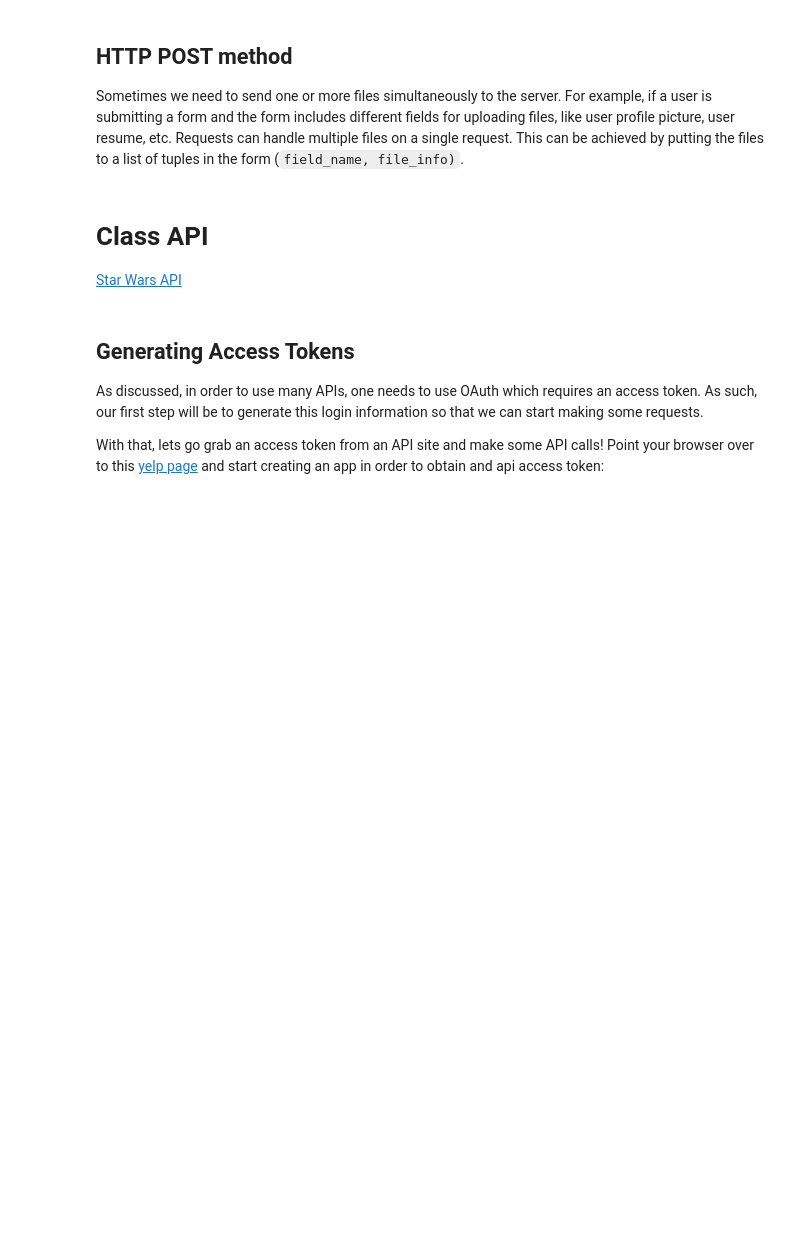
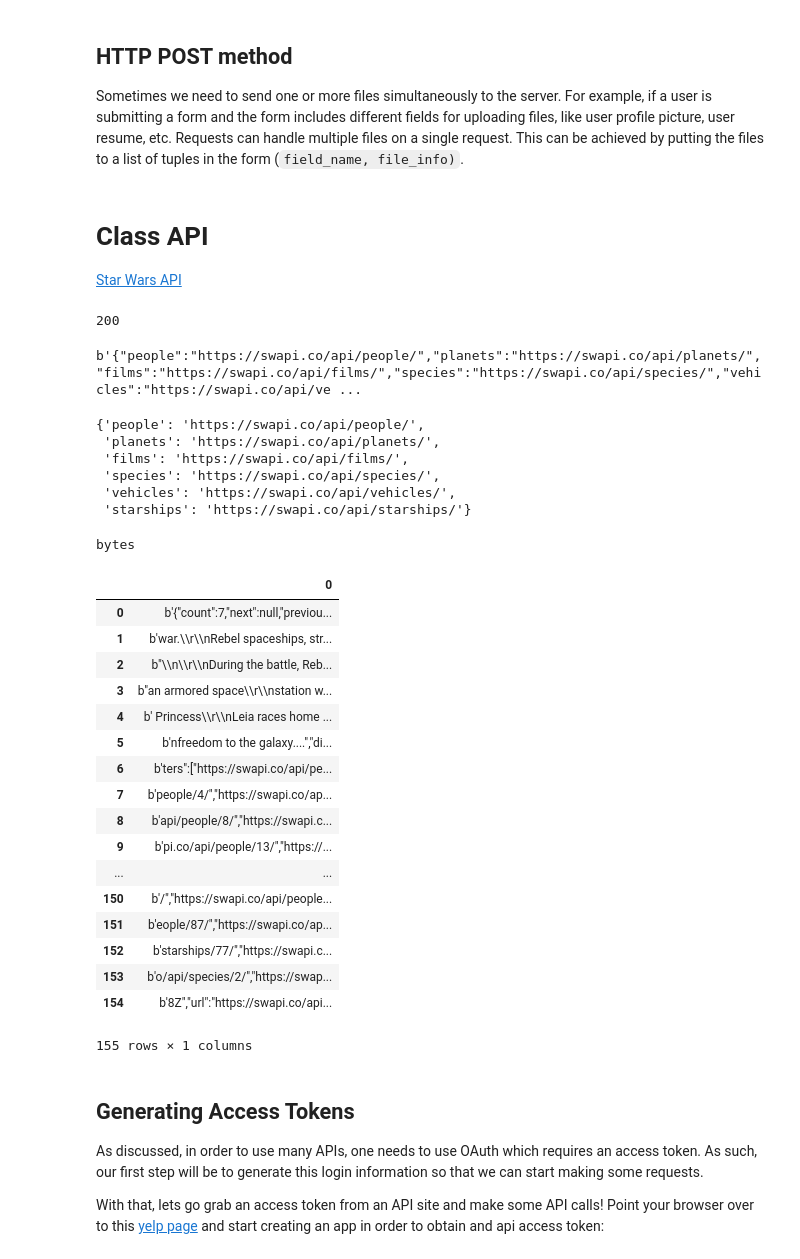
Before and after one commit to tdunkley/ds-atlanta-09_16_19, a Jupyter notebook: module_2/week_2/day_4/API.ipynb, the cells around one changed output. Saved outputs shown, nothing was run; the diff lists cells and outputs as text; code cells hidden in the pictures; blank space fills up the shorter version.

```diff
--- a/module_2/week_2/day_4/API.ipynb
+++ b/module_2/week_2/day_4/API.ipynb
@@ -155,6 +184,55 @@ r = requests.post(url, files=file_list)
 [Star Wars API](https://swapi.co/documentation)
 # %%
 # your code start here
+response = requests.get("https://swapi.co/api/")
+response.status_code
+# %% [output]
+200
+# %%
+print(response.content)
+# %% [output]
+b'{"people":"https://swapi.co/api/people/","planets":"https://swapi.co/api/planets/","films":"https://swapi.co/api/films/","species":"https://swapi.co/api/species/","vehicles":"https://swapi.co/api/ve ...
+# %%
+resp_dict = json.loads(response.content)
+resp_dict
+# %% [output]
+{'people': 'https://swapi.co/api/people/',
+ 'planets': 'https://swapi.co/api/planets/',
+ 'films': 'https://swapi.co/api/films/',
+ 'species': 'https://swapi.co/api/species/',
+ 'vehicles': 'https://swapi.co/api/vehicles/',
+ 'starships': 'https://swapi.co/api/starships/'}
+# %%
+response = requests.get(resp_dict["films"])
+# %%
+type(response.content)
+# %% [output]
+bytes
+# %%
+df = pd.DataFrame(response)
+# resp_dict = json.loads(response.content)
+# resp_dict
+
+df
+# %% [output]
+|  | 0 |
+| 0 | b'{"count":7,"next":null,"previou... |
+| 1 | b'war.\\r\\nRebel spaceships, str... |
+| 2 | b"\\n\\r\\nDuring the battle, Reb... |
+| 3 | b"an armored space\\r\\nstation w... |
+| 4 | b' Princess\\r\\nLeia races home ... |
+| 5 | b'nfreedom to the galaxy....","di... |
+| 6 | b'ters":["https://swapi.co/api/pe... |
+| 7 | b'people/4/","https://swapi.co/ap... |
+| 8 | b'api/people/8/","https://swapi.c... |
+| 9 | b'pi.co/api/people/13/","https://... |
+| ... | ... |
+| 150 | b'/","https://swapi.co/api/people... |
+| 151 | b'eople/87/","https://swapi.co/ap... |
+| 152 | b'starships/77/","https://swapi.c... |
+| 153 | b'o/api/species/2/","https://swap... |
+| 154 | b'8Z","url":"https://swapi.co/api... |
+155 rows × 1 columns
 # %% [markdown]
 ## Generating Access Tokens
 
```
Also changed, not shown: parts of 14 cells of this notebook, 1 other file.
